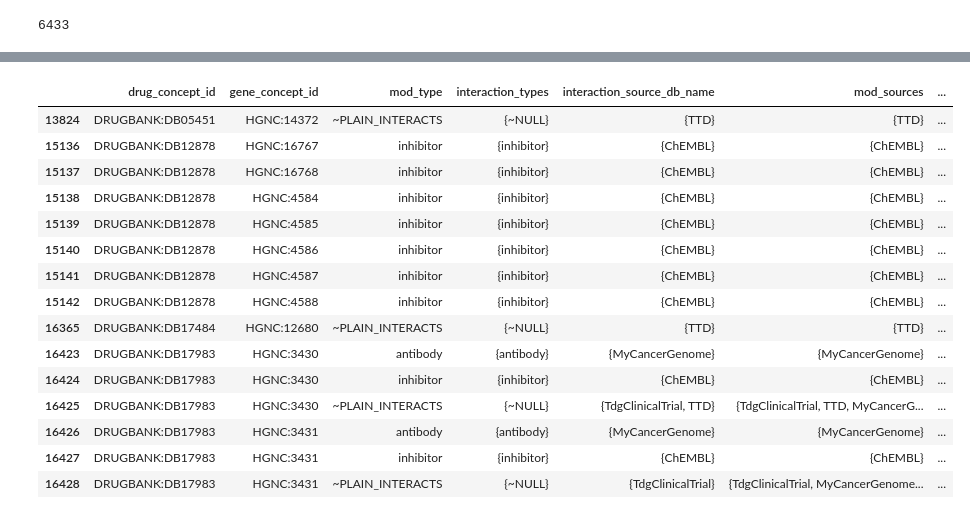
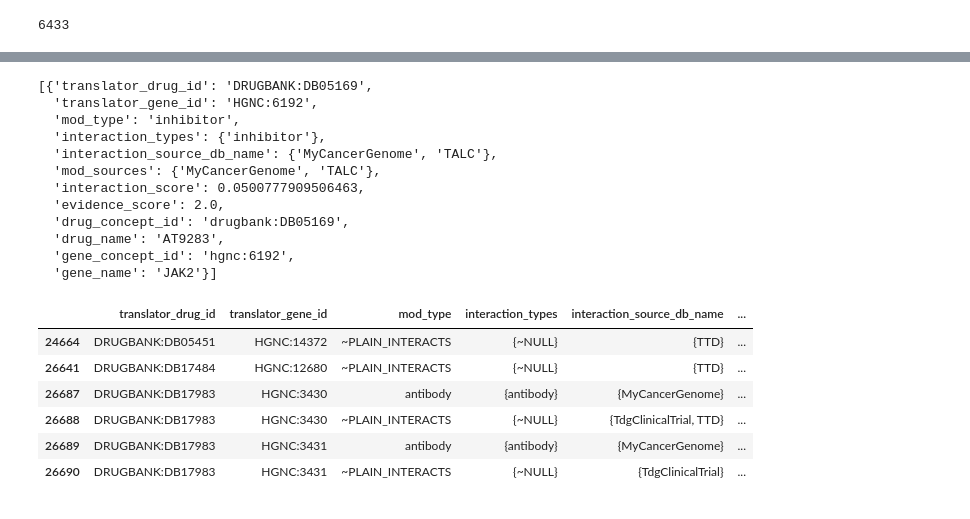
Before and after one commit to NCATSTranslator/translator-ingests, a Jupyter notebook: src/translator_ingest/ingests/dgidb/dgidb_dev.ipynb, the cells around one changed output, grey strips where cells are left out. Saved outputs shown, nothing was run; the diff lists cells and outputs as text; code cells hidden in the pictures.

Commit message:
dgidb: add source_record_urls for drug + gene pages
includes dev in notebook, updating test and rig

```diff
--- a/src/translator_ingest/ingests/dgidb/dgidb_dev.ipynb
+++ b/src/translator_ingest/ingests/dgidb/dgidb_dev.ipynb
@@ -852,15 +902,15 @@ df.columns.to_list()
  'gene_specificity_score',
  'evidence_score']
 # %%
-## PARTIAL INCLUDE IN PARSER (config yaml)
+## NEW - ADJUSTED!!!: PARTIAL INCLUDE IN PARSER (config yaml)
 
 ## only including necessary columns
 ##   + drug/gene names for readability/comparison with website
 ## dropping columns makes merge faster
 
 ## order for readability
-experiment_setup = df[["drug_concept_id", "drug_name",
-                       "gene_concept_id", "gene_name",
+experiment_setup = df[["translator_drug_id", "drug_concept_id", "drug_name",
+                       "translator_gene_id", "gene_concept_id", "gene_name",
                        "interaction_types", "interaction_source_db_name",
                        "interaction_score", "evidence_score"
                       ]].copy()
@@ -905,7 +955,7 @@ array(['inhibitor', 'agonist', 'blocker', 'positive modulator',
        'negative modulator', 'activator', 'inverse agonist', 'vaccine',
        'immunotherapy', 'antisense oligonucleotide'], dtype=object)
 # %%
-## INCLUDE IN PARSER
+## NEW - ADJUSTED!!!: INCLUDE IN PARSER
 
 ## group by drug ID, gene ID, mod_type combo
 
@@ -913,7 +963,7 @@ array(['inhibitor', 'agonist', 'blocker', 'positive modulator',
 # experiment_mergeMain = experiment_setup.copy()
 
 ## merge: takes ~3s to run
-cols_define_edge_3 = ["drug_concept_id", "gene_concept_id", "mod_type"]
+cols_define_edge_3 = ["translator_drug_id", "translator_gene_id", "mod_type"]
 
 ## when it can be multiple values, run set
 ## otherwise, the value is always the same (from EDA), so just keep the first
@@ -921,11 +971,12 @@ experiment_setup = experiment_setup.groupby(by=cols_define_edge_3).agg(
     {
         "interaction_types": set,
         "interaction_source_db_name": set,
-        "interaction_score": 'first',
-        "evidence_score": 'first',
-        "drug_name": 'first',
-        "gene_name": 'first',
-
+        "interaction_score": "first",
+        "evidence_score": "first",
+        "drug_concept_id": "first",
+        "drug_name": "first",
+        "gene_concept_id": "first",
+        "gene_name": "first",
     }
 ).reset_index().copy()
 # %%
@@ -965,11 +1016,11 @@ Then make a new sources column **mod_sources** (but in notebook, keep original s
 * If "~PLAIN_INTERACTS": use the mapping df's value for drug-gene pair (all sources)
 * Else: keep original value
 # %%
-## INCLUDE IN PARSER
+## NEW - ADJUSTED!!! INCLUDE IN PARSER
 
 experiment_sources = experiment_setup.copy()
 
-drug_gene_pair = ["drug_concept_id", "gene_concept_id"]
+drug_gene_pair = ["translator_drug_id", "translator_gene_id"]
 # %%
 ## INCLUDE IN PARSER
 
@@ -1006,13 +1057,13 @@ interaction_source_db_name    {MyCancerGenome, ChEMBL, DTC}
 Name: (RXCUI:1302966, HGNC:9565), dtype: object
 {'ChEMBL', 'DTC', 'MyCancerGenome'}
 # %%
-## add new column to experiment df
+## NEW - ADJUSTED!!!: add new column to experiment df
 ## in specific spot
 
 mod_sources = [
-    experiment_sources.loc[x.drug_concept_id, x.gene_concept_id].to_list()[0] if x.mod_type == "~PLAIN_INTERACTS"
+    experiment_sources.loc[x.translator_drug_id, x.translator_gene_id].to_list()[0] if x.mod_type == "~PLAIN_INTERACTS"
     else x.interaction_source_db_name
-    for x in experiment_setup[["drug_concept_id", "gene_concept_id", "mod_type", "interaction_source_db_name"]].itertuples()
+    for x in experiment_setup[["translator_drug_id", "translator_gene_id", "mod_type", "interaction_source_db_name"]].itertuples()
 ]
 
 experiment_setup.insert(5, "mod_sources", mod_sources)
@@ -1363,28 +1419,35 @@ pp(experiment_setup[(experiment_setup["drug_concept_id"] == "CHEMBL.COMPOUND:CHE
+# %%
+pp(experiment_setup[(experiment_setup["translator_drug_id"] == "DRUGBANK:DB05169") &
+                 (experiment_setup["translator_gene_id"] == "HGNC:6192")].to_dict(orient="records"))
+# %% [output]
+[{'translator_drug_id': 'DRUGBANK:DB05169',
+  'translator_gene_id': 'HGNC:6192',
+  'mod_type': 'inhibitor',
+  'interaction_types': {'inhibitor'},
+  'interaction_source_db_name': {'MyCancerGenome', 'TALC'},
+  'mod_sources': {'MyCancerGenome', 'TALC'},
+  'interaction_score': 0.0500777909506463,
+  'evidence_score': 2.0,
+  'drug_concept_id': 'drugbank:DB05169',
+  'drug_name': 'AT9283',
+  'gene_concept_id': 'hgnc:6192',
+  'gene_name': 'JAK2'}]
 # %%
 ## NodeNorm maps this ID to Protein
 
 nodenorm_issues = [
     "DRUGBANK:DB12878",
     "DRUGBANK:DB17983",
     "DRUGBANK:DB17484",
     "DRUGBANK:DB05451",
 ]
 
-experiment_setup[(experiment_setup["drug_concept_id"].isin(nodenorm_issues))]
+experiment_setup[(experiment_setup["translator_drug_id"].isin(nodenorm_issues))]
 # %% [output]
-|  | drug_concept_id | gene_concept_id | mod_type | interaction_types | interaction_source_db_name | mod_sources | ... |
-| 13824 | DRUGBANK:DB05451 | HGNC:14372 | ~PLAIN_INTERACTS | {~NULL} | {TTD} | {TTD} | ... |
-| 15136 | DRUGBANK:DB12878 | HGNC:16767 | inhibitor | {inhibitor} | {ChEMBL} | {ChEMBL} | ... |
-| 15137 | DRUGBANK:DB12878 | HGNC:16768 | inhibitor | {inhibitor} | {ChEMBL} | {ChEMBL} | ... |
-| 15138 | DRUGBANK:DB12878 | HGNC:4584 | inhibitor | {inhibitor} | {ChEMBL} | {ChEMBL} | ... |
-| 15139 | DRUGBANK:DB12878 | HGNC:4585 | inhibitor | {inhibitor} | {ChEMBL} | {ChEMBL} | ... |
-| 15140 | DRUGBANK:DB12878 | HGNC:4586 | inhibitor | {inhibitor} | {ChEMBL} | {ChEMBL} | ... |
-| 15141 | DRUGBANK:DB12878 | HGNC:4587 | inhibitor | {inhibitor} | {ChEMBL} | {ChEMBL} | ... |
-| 15142 | DRUGBANK:DB12878 | HGNC:4588 | inhibitor | {inhibitor} | {ChEMBL} | {ChEMBL} | ... |
-| 16365 | DRUGBANK:DB17484 | HGNC:12680 | ~PLAIN_INTERACTS | {~NULL} | {TTD} | {TTD} | ... |
-| 16423 | DRUGBANK:DB17983 | HGNC:3430 | antibody | {antibody} | {MyCancerGenome} | {MyCancerGenome} | ... |
-| 16424 | DRUGBANK:DB17983 | HGNC:3430 | inhibitor | {inhibitor} | {ChEMBL} | {ChEMBL} | ... |
-| 16425 | DRUGBANK:DB17983 | HGNC:3430 | ~PLAIN_INTERACTS | {~NULL} | {TdgClinicalTrial, TTD} | {TdgClinicalTrial, TTD, MyCancerG... | ... |
-| 16426 | DRUGBANK:DB17983 | HGNC:3431 | antibody | {antibody} | {MyCancerGenome} | {MyCancerGenome} | ... |
-| 16427 | DRUGBANK:DB17983 | HGNC:3431 | inhibitor | {inhibitor} | {ChEMBL} | {ChEMBL} | ... |
-| 16428 | DRUGBANK:DB17983 | HGNC:3431 | ~PLAIN_INTERACTS | {~NULL} | {TdgClinicalTrial} | {TdgClinicalTrial, MyCancerGenome... | ... |
+|  | translator_drug_id | translator_gene_id | mod_type | interaction_types | interaction_source_db_name | ... |
+| 24664 | DRUGBANK:DB05451 | HGNC:14372 | ~PLAIN_INTERACTS | {~NULL} | {TTD} | ... |
+| 26641 | DRUGBANK:DB17484 | HGNC:12680 | ~PLAIN_INTERACTS | {~NULL} | {TTD} | ... |
+| 26687 | DRUGBANK:DB17983 | HGNC:3430 | antibody | {antibody} | {MyCancerGenome} | ... |
+| 26688 | DRUGBANK:DB17983 | HGNC:3430 | ~PLAIN_INTERACTS | {~NULL} | {TdgClinicalTrial, TTD} | ... |
+| 26689 | DRUGBANK:DB17983 | HGNC:3431 | antibody | {antibody} | {MyCancerGenome} | ... |
+| 26690 | DRUGBANK:DB17983 | HGNC:3431 | ~PLAIN_INTERACTS | {~NULL} | {TdgClinicalTrial} | ... |
```
Also changed, not shown: parts of 36 cells of this notebook, 3 other files.
